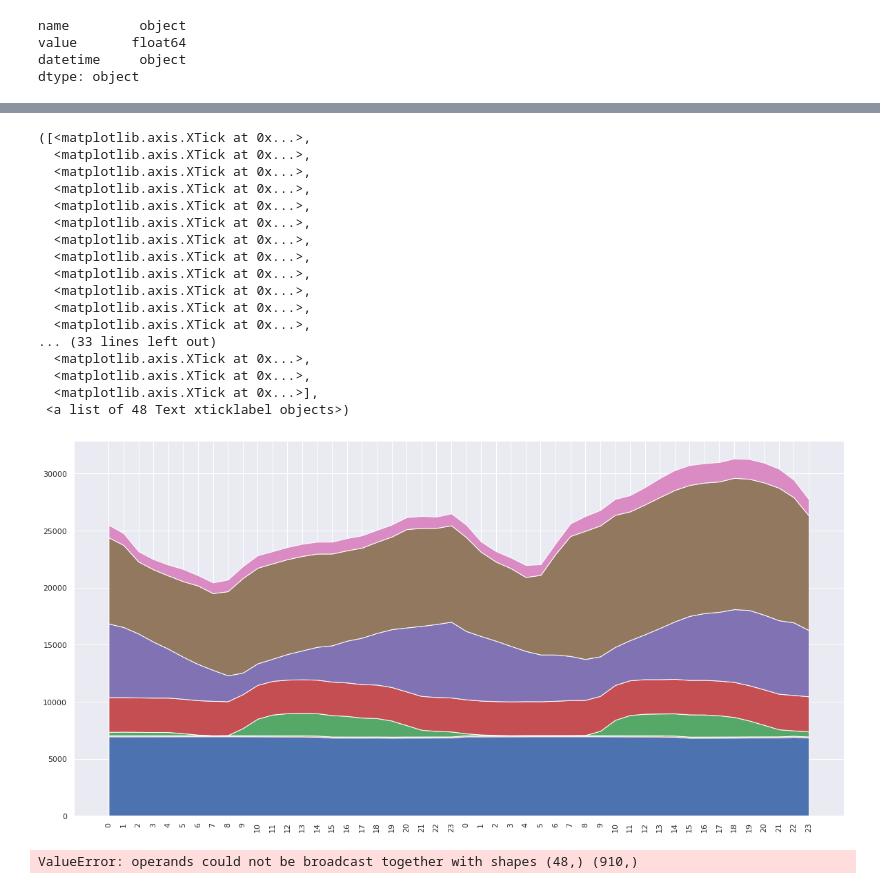
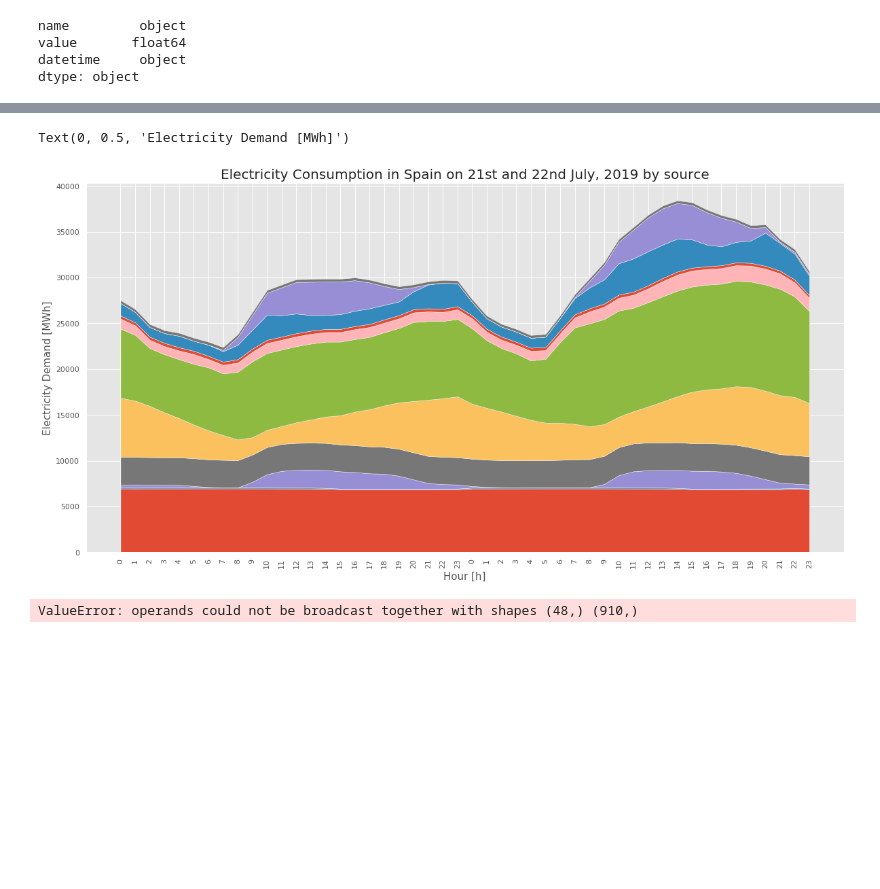
Before and after one commit to ta-data-bcn/Project-Week-5-Your-Own-Project, a Jupyter notebook: your-project/Project_4_Data_Visualization.ipynb, the cells around one changed output, grey strips where cells are left out. Cells and saved outputs as stored; diff of their text form; code cells hidden in the pictures; blank space fills up the shorter version.

Commit message:
stacked electricity generation done

```diff
--- a/your-project/Project_4_Data_Visualization.ipynb
+++ b/your-project/Project_4_Data_Visualization.ipynb
@@ -332,37 +311,27 @@ time_series
 # %%
 plt.figure(figsize=(20,10))
 
 y1 = time_series[time_series['name']=='Nuclear']['value']
 y2 = time_series[time_series['name']=='Biogas']['value']
 y3 = time_series[time_series['name']=='SolarThermal']['value']
 y4 = time_series[time_series['name']=='Natural_gas']['value']
 y5 = time_series[time_series['name']=='Wind']['value']
 y6 = time_series[time_series['name']=='CHP']['value']
 y7 = time_series[time_series['name']=='Coal']['value']
+y8 = time_series[time_series['name']=='Biomass']['value']
+y9 = time_series[time_series['name']=='Hydro']['value']
+y10 = time_series[time_series['name']=='SolarPV']['value']
+y11 = time_series[time_series['name']=='Waste']['value']
 
-
-
-plt.stackplot(np.arange(48),y1,y2,y3,y4,y5,y6,y7)
+plt.stackplot(np.arange(48),y1,y2,y3,y4,y5,y6,y7,y8,y9,y10,y11)
+#plt.plot(time_series[time_series['name']=='PBF_total']['value'], linewidth=4, color='tomato')
 plt.xticks(np.arange(48), time_series[time_series['name']=='PBF_total']['hour'], rotation='vertical')
+plt.title('Electricity Consumption in Spain on 21st and 22nd July, 2019 by source', fontsize=20)
+plt.xlabel('Hour [h]', fontsize=15)
+plt.ylabel('Electricity Demand [MWh]', fontsize=15)
 # %% [output]
-([<matplotlib.axis.XTick at 0x...>,
-  <matplotlib.axis.XTick at 0x...>,
-  <matplotlib.axis.XTick at 0x...>,
-  <matplotlib.axis.XTick at 0x...>,
-  <matplotlib.axis.XTick at 0x...>,
-  <matplotlib.axis.XTick at 0x...>,
-  <matplotlib.axis.XTick at 0x...>,
-  <matplotlib.axis.XTick at 0x...>,
-  <matplotlib.axis.XTick at 0x...>,
-  <matplotlib.axis.XTick at 0x...>,
-  <matplotlib.axis.XTick at 0x...>,
-  <matplotlib.axis.XTick at 0x...>,
-... (33 lines left out)
-  <matplotlib.axis.XTick at 0x...>,
-  <matplotlib.axis.XTick at 0x...>,
-  <matplotlib.axis.XTick at 0x...>],
- <a list of 48 Text xticklabel objects>)
+Text(0, 0.5, 'Electricity Demand [MWh]')
-[figure, old version]
+[figure, new version]
 # %%
 plt.figure(figsize=(20,10))
 x=time_series[time_series['name']=='PBF_total']['hour']
```
Also changed, not shown: parts of 3 cells of this notebook, 1 other file.
